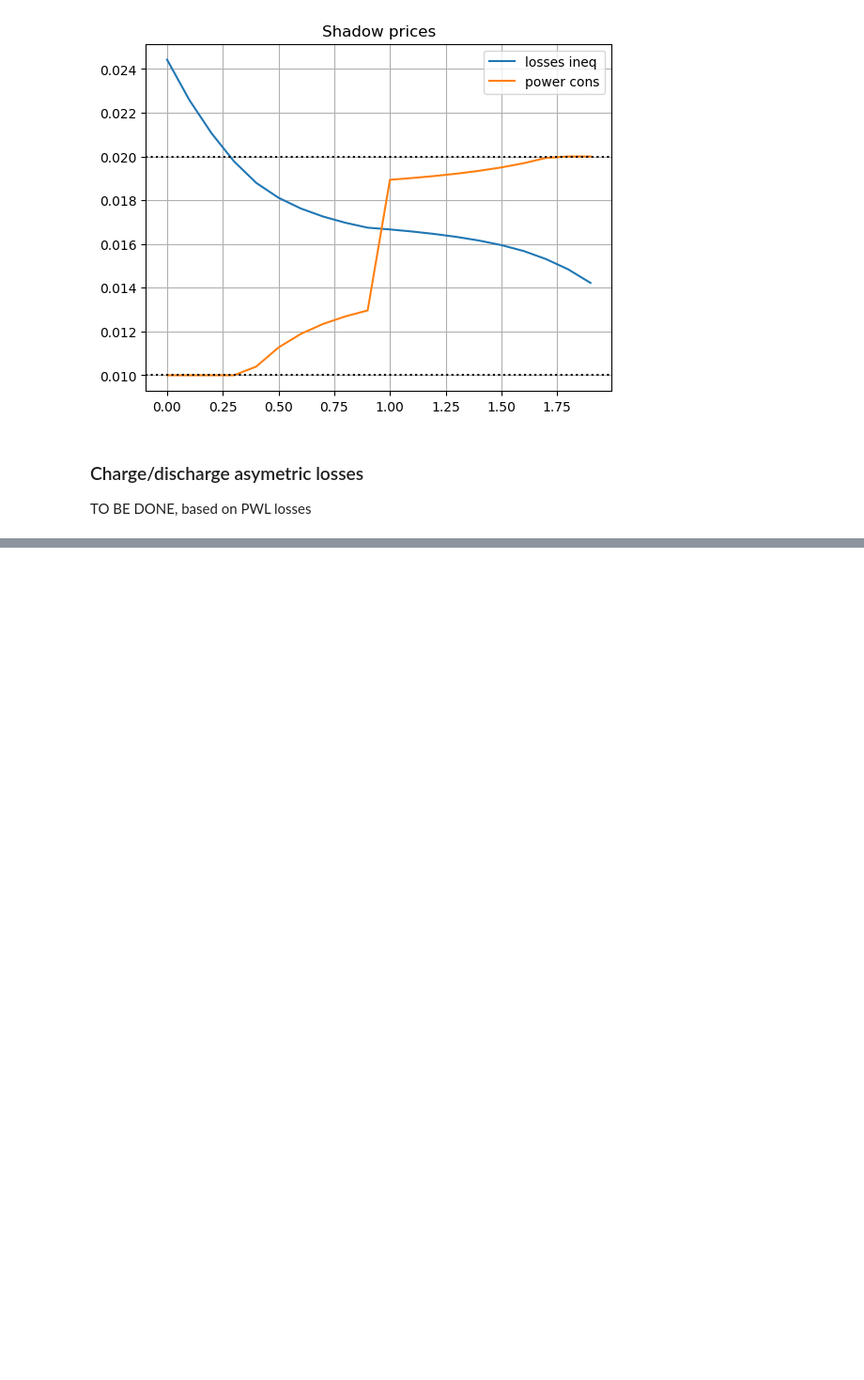
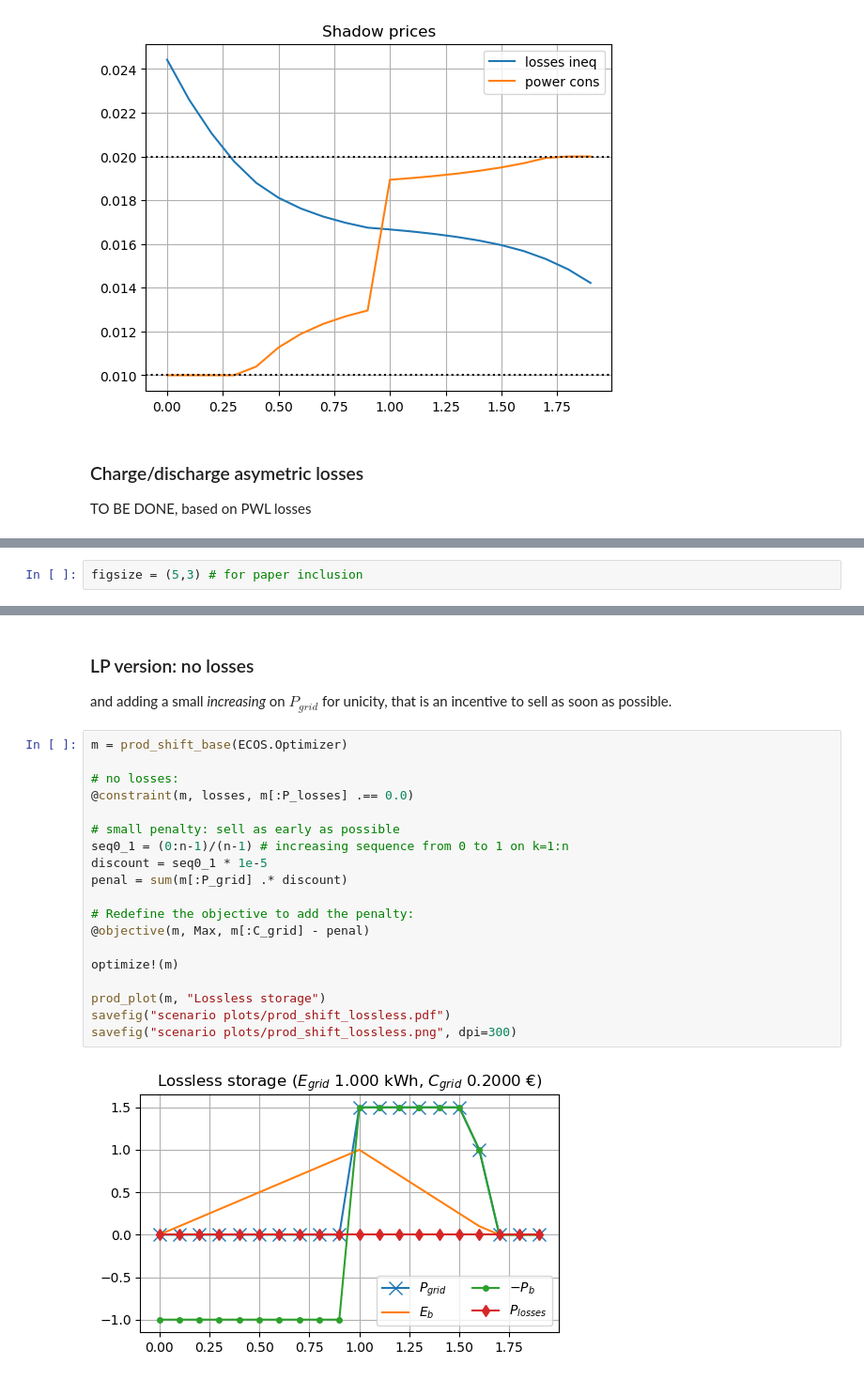
Before and after one commit to pierre-haessig/convex-storage-loss, a Jupyter notebook: Energy_management_Convex_losses.ipynb, the cells around one changed output, grey strips where cells are left out. Shown at 94% size. Saved outputs shown, nothing was run; the diff lists cells and outputs as text; blank space fills up the shorter version.

```diff
--- a/Energy_management_Convex_losses.ipynb
+++ b/Energy_management_Convex_losses.ipynb
@@ -505,0 +613,2 @@ TO BE DONE, based on PWL losses
+# %%
+figsize = (5,3) # for paper inclusion
@@ -505,0 +655,25 @@ TO BE DONE, based on PWL losses
+# %% [markdown]
+### LP version: no losses
+
+and adding a small *increasing* on $P_{grid}$ for unicity, that is an incentive to sell as soon as possible.
+# %%
+m = prod_shift_base(ECOS.Optimizer)
+
+# no losses:
+@constraint(m, losses, m[:P_losses] .== 0.0)
+
+# small penalty: sell as early as possible
+seq0_1 = (0:n-1)/(n-1) # increasing sequence from 0 to 1 on k=1:n
+discount = seq0_1 * 1e-5
+penal = sum(m[:P_grid] .* discount)
+
+# Redefine the objective to add the penalty:
+@objective(m, Max, m[:C_grid] - penal)
+
+optimize!(m)
+
+prod_plot(m, "Lossless storage")
+savefig("scenario plots/prod_shift_lossless.pdf")
+savefig("scenario plots/prod_shift_lossless.png", dpi=300)
+# %% [output]
+[figure, added]
```
Also changed, not shown: parts of 49 cells of this notebook, 1 other file.
